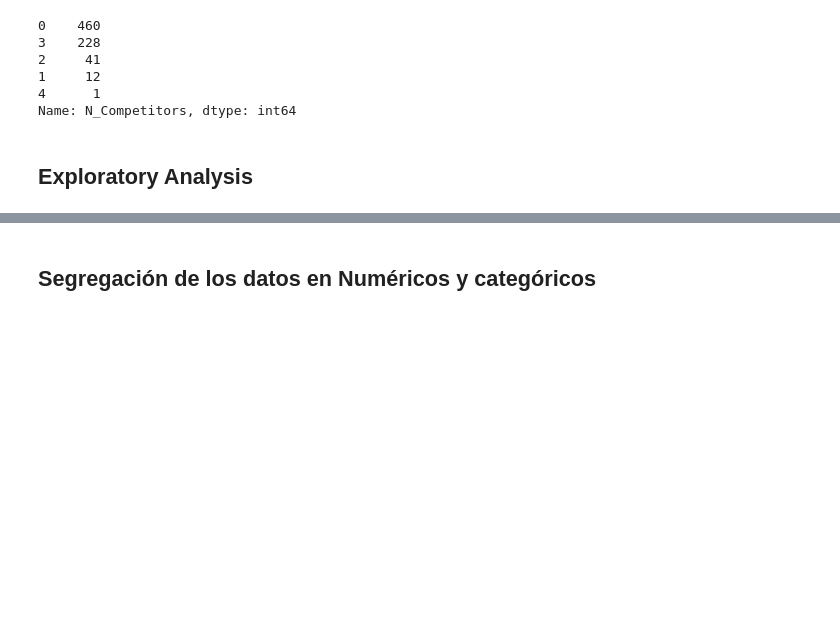
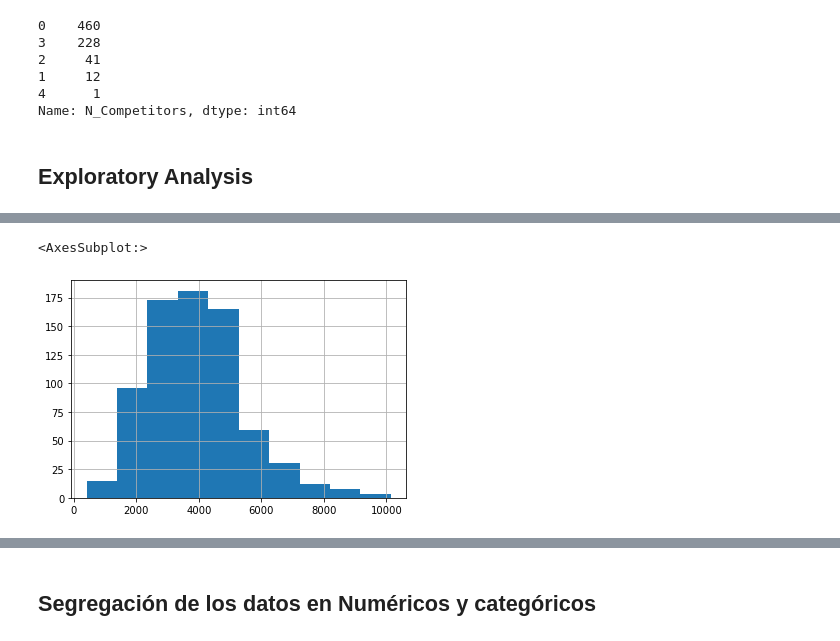
Before and after one commit to steven0197/ds_salary_proj, a Jupyter notebook: Exploratory Data Analysis.ipynb, the cells around one changed output, grey strips where cells are left out. Cells and saved outputs as stored; diff of their text form; code cells hidden in the pictures; blank space fills up the shorter version.

```diff
--- a/Exploratory Data Analysis.ipynb
+++ b/Exploratory Data Analysis.ipynb
@@ -156,0 +188,5 @@ df.describe()
+# %%
+df.Descr_len.hist()
+# %% [output]
+<AxesSubplot:>
+[figure, added]
```
Also changed, not shown: parts of 30 cells of this notebook.
